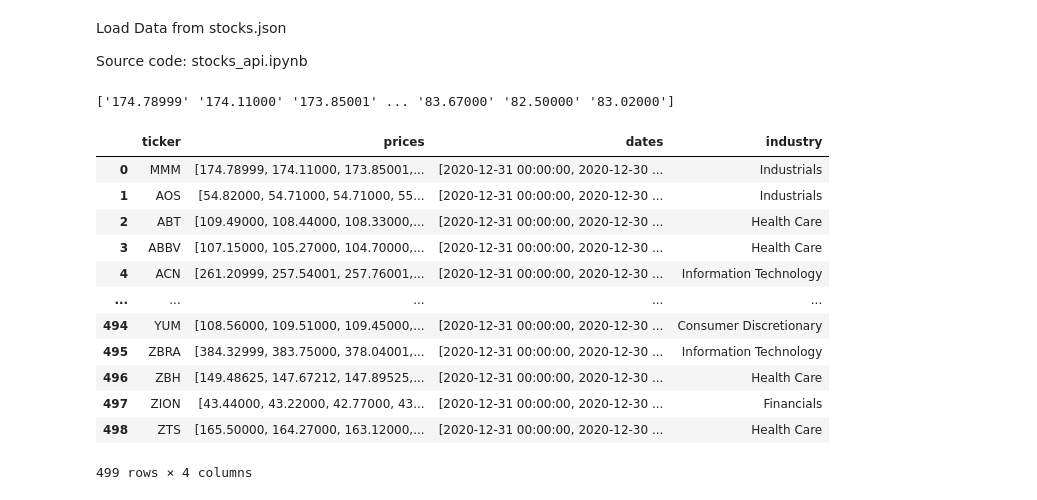
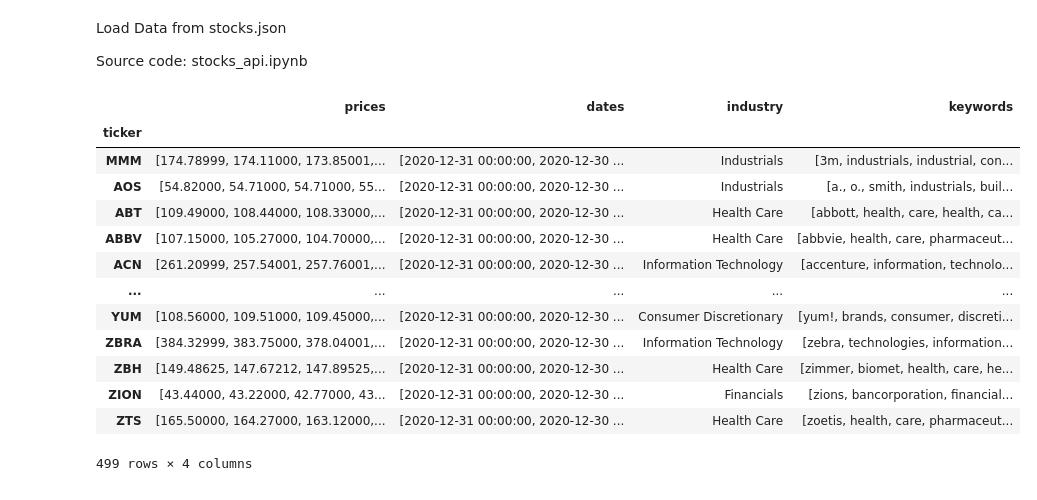
Before and after one commit to JiNathan/StockMarketPrediction, a Jupyter notebook: load_stocks.ipynb, the cells around one changed output. Saved outputs shown, nothing was run; the diff lists cells and outputs as text; code cells hidden in the pictures.

```diff
--- a/load_stocks.ipynb
+++ b/load_stocks.ipynb
@@ -22,21 +22,21 @@ def from_json(file_name) -> pd.DataFrame:
 # %%
 # # USAGE
 # hold = from_json("stocks.json")
 # # TEST
 # print(hold.iloc[0]["prices"])
-hold
+# hold
 # %% [output]
+|  | prices | dates | industry | keywords |
+| ticker |  |  |  |  |
+| MMM | [174.78999, 174.11000, 173.85001,... | [2020-12-31 00:00:00, 2020-12-30 ... | Industrials | [3m, industrials, industrial, con... |
+| AOS | [54.82000, 54.71000, 54.71000, 55... | [2020-12-31 00:00:00, 2020-12-30 ... | Industrials | [a., o., smith, industrials, buil... |
+| ABT | [109.49000, 108.44000, 108.33000,... | [2020-12-31 00:00:00, 2020-12-30 ... | Health Care | [abbott, health, care, health, ca... |
+| ABBV | [107.15000, 105.27000, 104.70000,... | [2020-12-31 00:00:00, 2020-12-30 ... | Health Care | [abbvie, health, care, pharmaceut... |
+| ACN | [261.20999, 257.54001, 257.76001,... | [2020-12-31 00:00:00, 2020-12-30 ... | Information Technology | [accenture, information, technolo... |
+| ... | ... | ... | ... | ... |
+| YUM | [108.56000, 109.51000, 109.45000,... | [2020-12-31 00:00:00, 2020-12-30 ... | Consumer Discretionary | [yum!, brands, consumer, discreti... |
+| ZBRA | [384.32999, 383.75000, 378.04001,... | [2020-12-31 00:00:00, 2020-12-30 ... | Information Technology | [zebra, technologies, information... |
+| ZBH | [149.48625, 147.67212, 147.89525,... | [2020-12-31 00:00:00, 2020-12-30 ... | Health Care | [zimmer, biomet, health, care, he... |
+| ZION | [43.44000, 43.22000, 42.77000, 43... | [2020-12-31 00:00:00, 2020-12-30 ... | Financials | [zions, bancorporation, financial... |
+| ZTS | [165.50000, 164.27000, 163.12000,... | [2020-12-31 00:00:00, 2020-12-30 ... | Health Care | [zoetis, health, care, pharmaceut... |
-['174.78999' '174.11000' '173.85001' ... '83.67000' '82.50000' '83.02000']
+499 rows × 4 columns
-|  | ticker | prices | dates | industry |
-| 0 | MMM | [174.78999, 174.11000, 173.85001,... | [2020-12-31 00:00:00, 2020-12-30 ... | Industrials |
-| 1 | AOS | [54.82000, 54.71000, 54.71000, 55... | [2020-12-31 00:00:00, 2020-12-30 ... | Industrials |
-| 2 | ABT | [109.49000, 108.44000, 108.33000,... | [2020-12-31 00:00:00, 2020-12-30 ... | Health Care |
-| 3 | ABBV | [107.15000, 105.27000, 104.70000,... | [2020-12-31 00:00:00, 2020-12-30 ... | Health Care |
-| 4 | ACN | [261.20999, 257.54001, 257.76001,... | [2020-12-31 00:00:00, 2020-12-30 ... | Information Technology |
-| ... | ... | ... | ... | ... |
-| 494 | YUM | [108.56000, 109.51000, 109.45000,... | [2020-12-31 00:00:00, 2020-12-30 ... | Consumer Discretionary |
-| 495 | ZBRA | [384.32999, 383.75000, 378.04001,... | [2020-12-31 00:00:00, 2020-12-30 ... | Information Technology |
-| 496 | ZBH | [149.48625, 147.67212, 147.89525,... | [2020-12-31 00:00:00, 2020-12-30 ... | Health Care |
-| 497 | ZION | [43.44000, 43.22000, 42.77000, 43... | [2020-12-31 00:00:00, 2020-12-30 ... | Financials |
-| 498 | ZTS | [165.50000, 164.27000, 163.12000,... | [2020-12-31 00:00:00, 2020-12-30 ... | Health Care |
-499 rows × 4 columns
```
Also changed, not shown: parts of 1 cell of this notebook, 2 other files.
